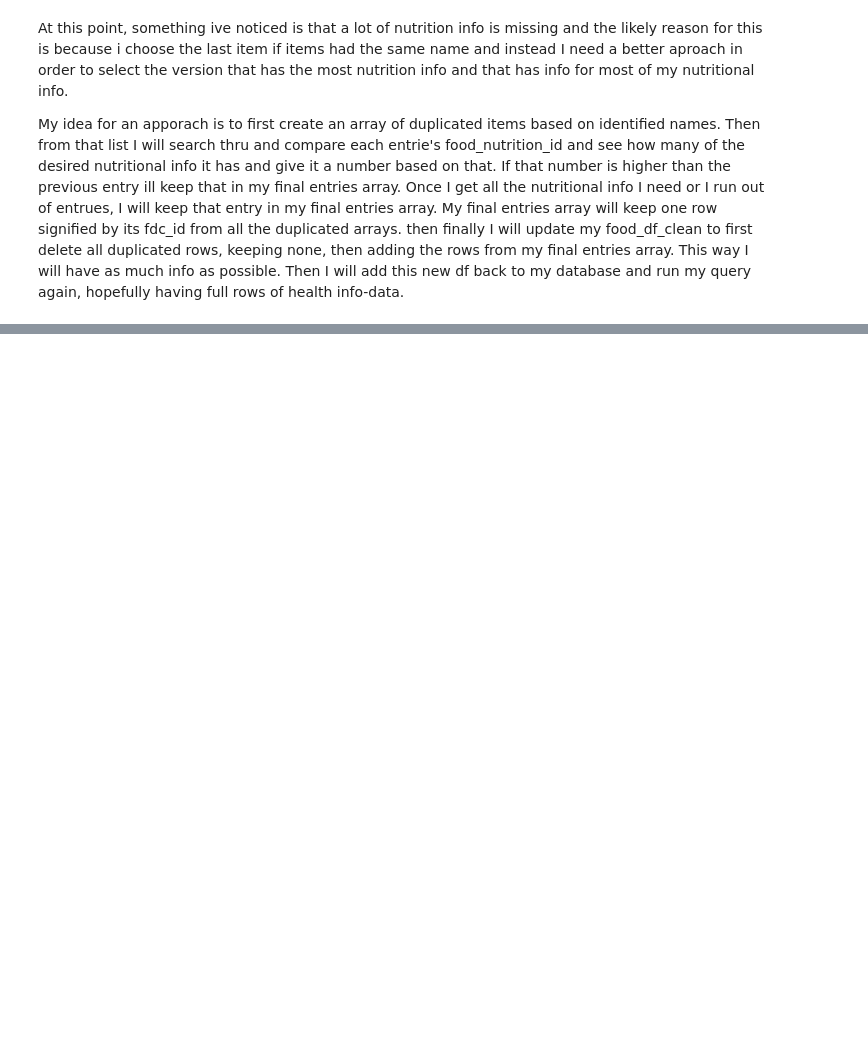
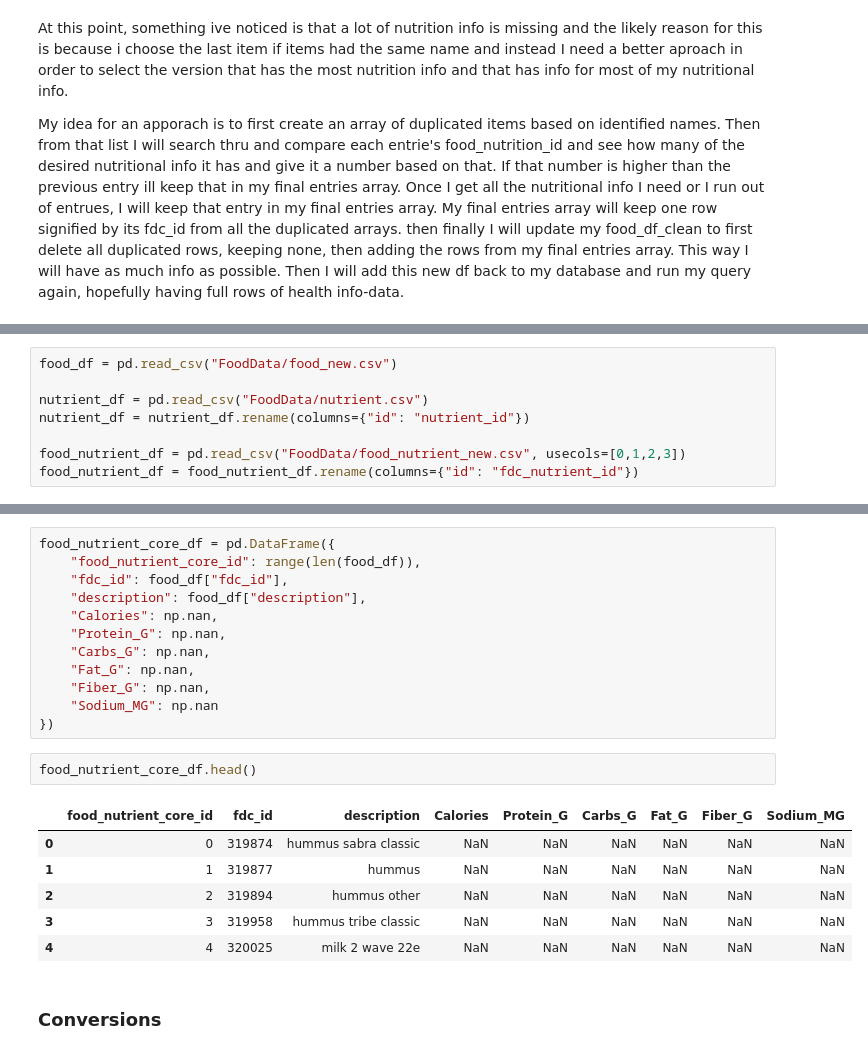
Before and after one commit to ruthy664/nutritional-recipe-tool, a Jupyter notebook: data/prepare_data_for_food_nutrients.ipynb, the cells around one changed output, grey strips where cells are left out. Drawn from its saved outputs; the diff is of its cells as text; blank space fills up the shorter version.

```diff
--- a/data/prepare_data_for_food_nutrients.ipynb
+++ b/data/prepare_data_for_food_nutrients.ipynb
@@ -571,0 +700,8 @@ My idea for an apporach is to first create an array of duplicated items based on
+# %%
+food_df = pd.read_csv("FoodData/food_new.csv")
+
+nutrient_df = pd.read_csv("FoodData/nutrient.csv")
+nutrient_df = nutrient_df.rename(columns={"id": "nutrient_id"})
+
+food_nutrient_df = pd.read_csv("FoodData/food_nutrient_new.csv", usecols=[0,1,2,3])
+food_nutrient_df = food_nutrient_df.rename(columns={"id": "fdc_nutrient_id"})
@@ -571,0 +751,23 @@ My idea for an apporach is to first create an array of duplicated items based on
+# %%
+food_nutrient_core_df = pd.DataFrame({
+    "food_nutrient_core_id": range(len(food_df)),
+    "fdc_id": food_df["fdc_id"],
+    "description": food_df["description"],
+    "Calories": np.nan,
+    "Protein_G": np.nan,
+    "Carbs_G": np.nan,
+    "Fat_G": np.nan,
+    "Fiber_G": np.nan,
+    "Sodium_MG": np.nan
+})
+# %%
+food_nutrient_core_df.head()
+# %% [output]
+|  | food_nutrient_core_id | fdc_id | description | Calories | Protein_G | Carbs_G | Fat_G | Fiber_G | Sodium_MG |
+| 0 | 0 | 319874 | hummus sabra classic | NaN | NaN | NaN | NaN | NaN | NaN |
+| 1 | 1 | 319877 | hummus | NaN | NaN | NaN | NaN | NaN | NaN |
+| 2 | 2 | 319894 | hummus other | NaN | NaN | NaN | NaN | NaN | NaN |
+| 3 | 3 | 319958 | hummus tribe classic | NaN | NaN | NaN | NaN | NaN | NaN |
+| 4 | 4 | 320025 | milk 2 wave 22e | NaN | NaN | NaN | NaN | NaN | NaN |
+# %% [markdown]
+### Conversions
```
Also changed, not shown: parts of 47 cells of this notebook, 4 other files.
